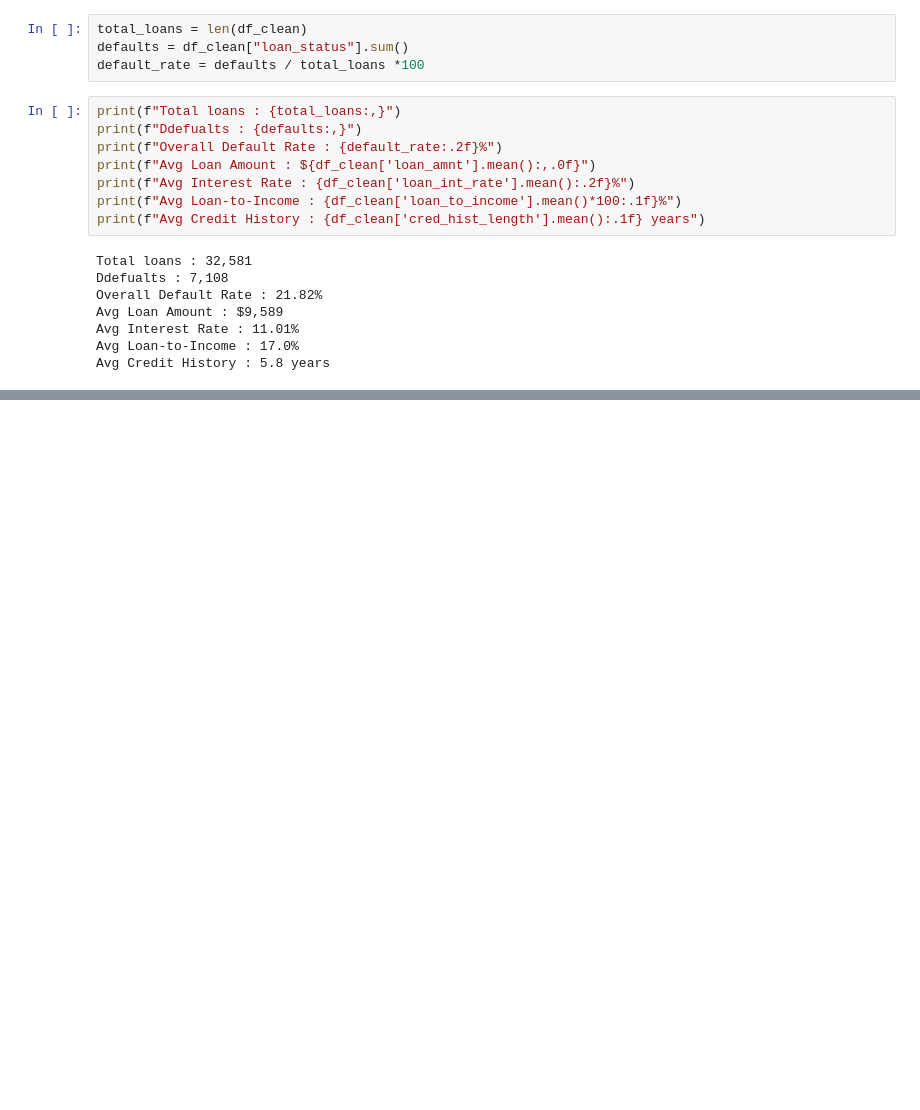
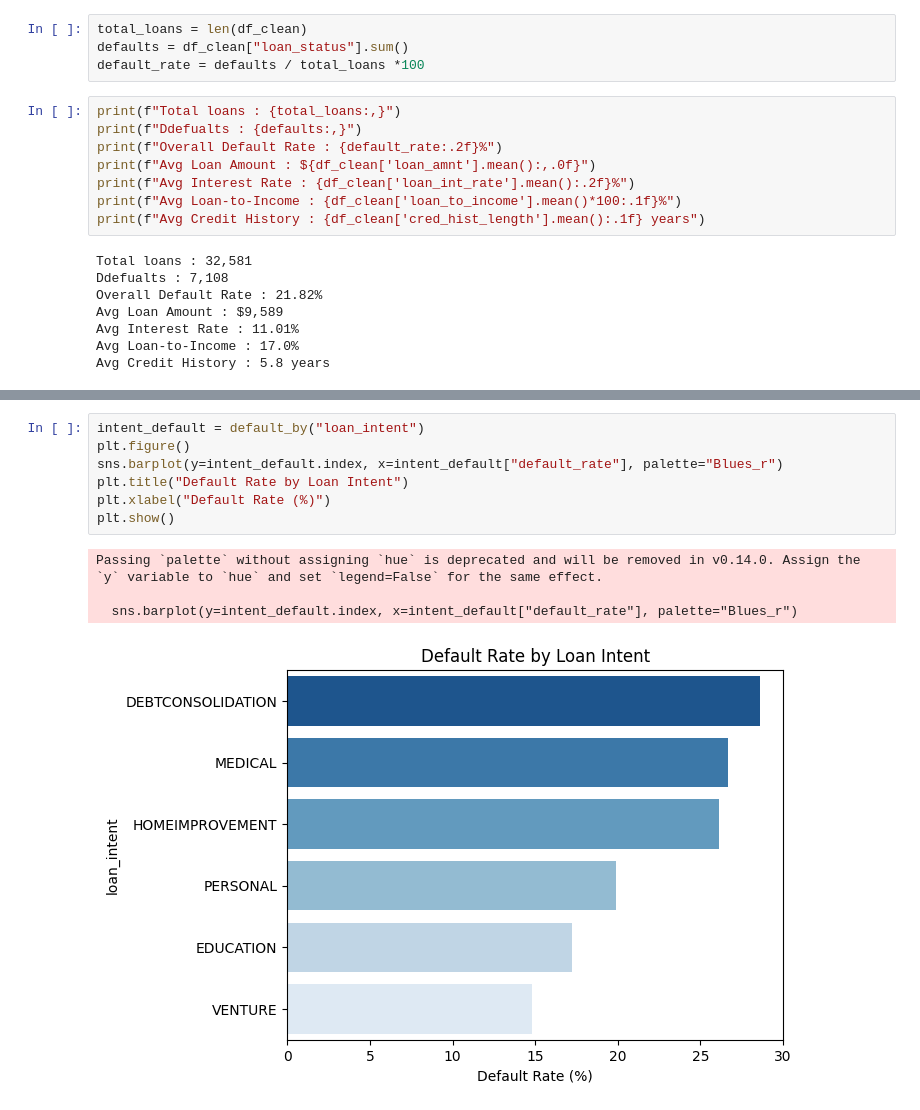
Before and after one commit to addyji007-bot/BlueStock_task, a Jupyter notebook: week_1_task/notebook.ipynb, the cells around one changed output, grey strips where cells are left out. Cells and saved outputs as stored; diff of their text form; blank space fills up the shorter version.

```diff
--- a/week_1_task/notebook.ipynb
+++ b/week_1_task/notebook.ipynb
@@ -175,0 +271,12 @@ Avg Credit History : 5.8 years
+# %%
+intent_default = default_by("loan_intent")
+plt.figure()
+sns.barplot(y=intent_default.index, x=intent_default["default_rate"], palette="Blues_r")
+plt.title("Default Rate by Loan Intent")
+plt.xlabel("Default Rate (%)")
+plt.show()
+# %% [output]
+Passing `palette` without assigning `hue` is deprecated and will be removed in v0.14.0. Assign the `y` variable to `hue` and set `legend=False` for the same effect.
+
+  sns.barplot(y=intent_default.index, x=intent_default["default_rate"], palette="Blues_r")
+[figure, added]
```
Also changed, not shown: parts of 11 cells of this notebook, 2 other files.
